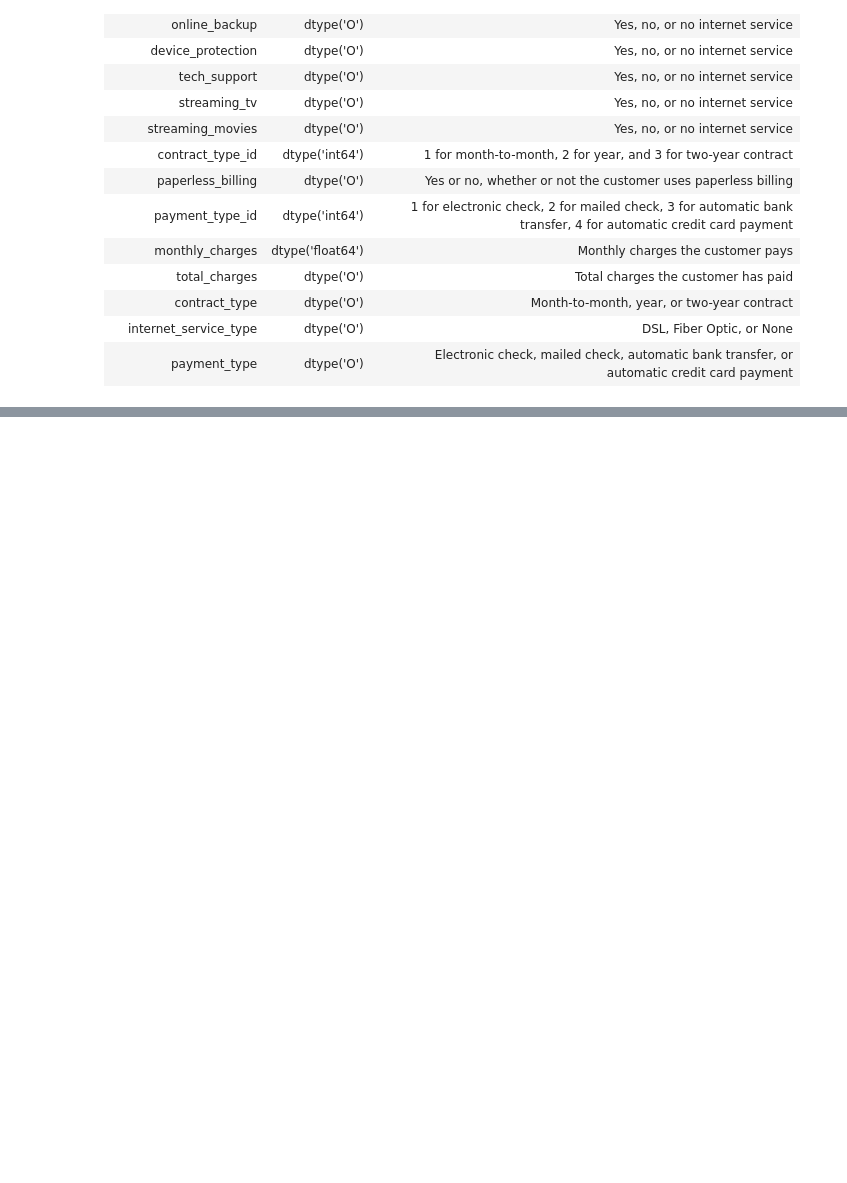
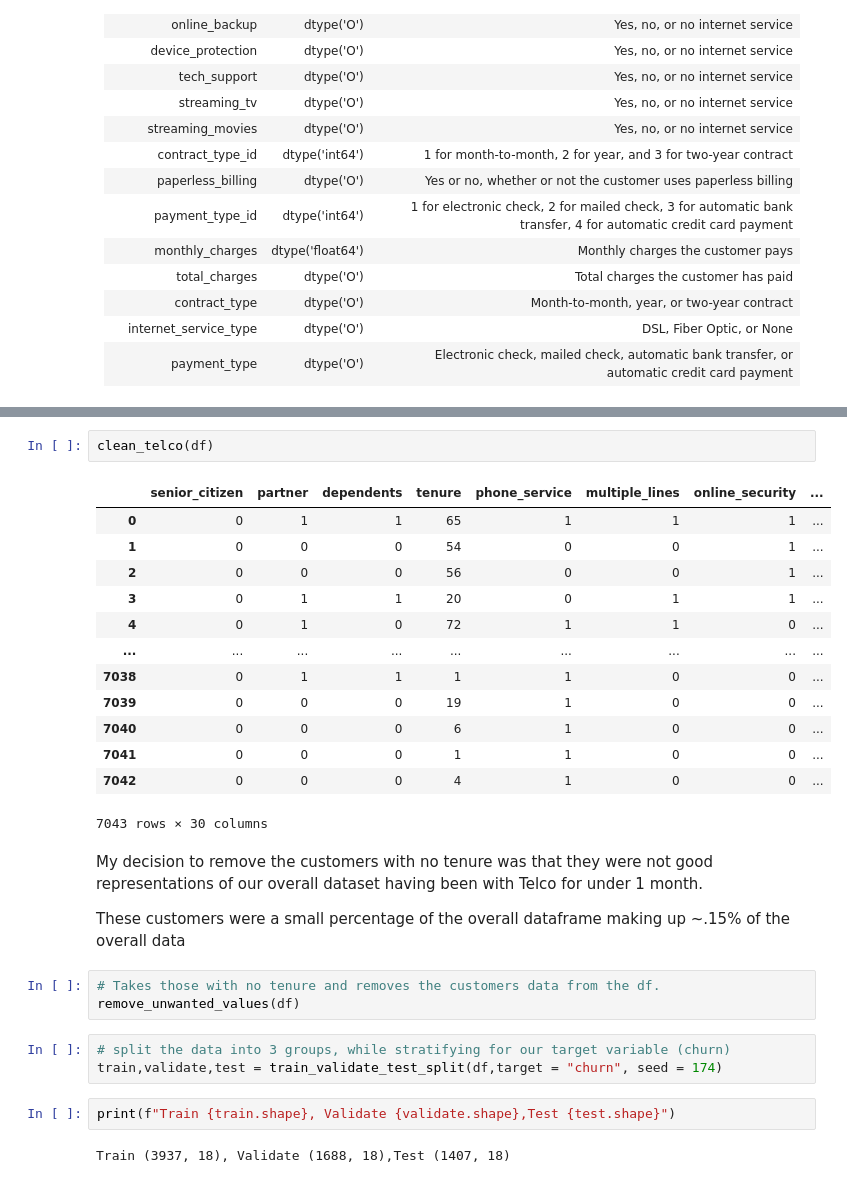
Before and after one commit to JaredVahle/telco_classification_project, a Jupyter notebook: telco_classification_project_final.ipynb, the cells around one changed output, grey strips where cells are left out. Drawn from its saved outputs; the diff is of its cells as text; blank space fills up the shorter version.

```diff
--- a/telco_classification_project_final.ipynb
+++ b/telco_classification_project_final.ipynb
@@ -210,0 +165,30 @@ Name: churn, Length: 7043, dtype: object
+# %%
+clean_telco(df)
+# %% [output]
+|  | senior_citizen | partner | dependents | tenure | phone_service | multiple_lines | online_security | ... |
+| 0 | 0 | 1 | 1 | 65 | 1 | 1 | 1 | ... |
+| 1 | 0 | 0 | 0 | 54 | 0 | 0 | 1 | ... |
+| 2 | 0 | 0 | 0 | 56 | 0 | 0 | 1 | ... |
+| 3 | 0 | 1 | 1 | 20 | 0 | 1 | 1 | ... |
+| 4 | 0 | 1 | 0 | 72 | 1 | 1 | 0 | ... |
+| ... | ... | ... | ... | ... | ... | ... | ... | ... |
+| 7038 | 0 | 1 | 1 | 1 | 1 | 0 | 0 | ... |
+| 7039 | 0 | 0 | 0 | 19 | 1 | 0 | 0 | ... |
+| 7040 | 0 | 0 | 0 | 6 | 1 | 0 | 0 | ... |
+| 7041 | 0 | 0 | 0 | 1 | 1 | 0 | 0 | ... |
+| 7042 | 0 | 0 | 0 | 4 | 1 | 0 | 0 | ... |
+7043 rows × 30 columns
+# %% [markdown]
+My decision to remove the customers with no tenure was that they were not good representations of our overall dataset having been with Telco for under 1 month.
+
+These customers were a small percentage of the overall dataframe making up ~.15% of the overall data
+# %%
+# Takes those with no tenure and removes the customers data from the df.
+remove_unwanted_values(df)
+# %%
+# split the data into 3 groups, while stratifying for our target variable (churn)
+train,validate,test = train_validate_test_split(df,target = "churn", seed = 174)
+# %%
+print(f"Train {train.shape}, Validate {validate.shape},Test {test.shape}")
+# %% [output]
+Train (3937, 18), Validate (1688, 18),Test (1407, 18)
```
Also changed, not shown: parts of 16 cells of this notebook, 3 other files.
